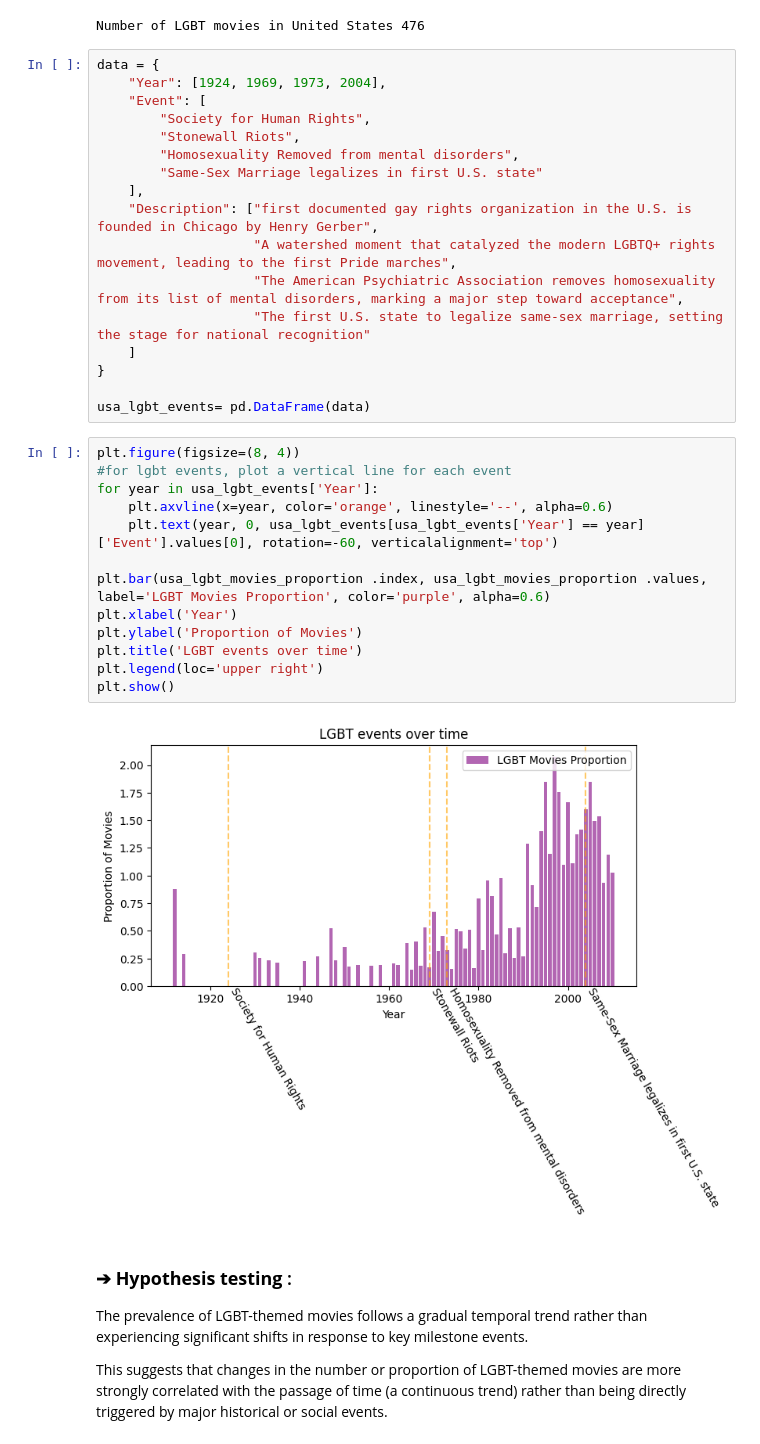
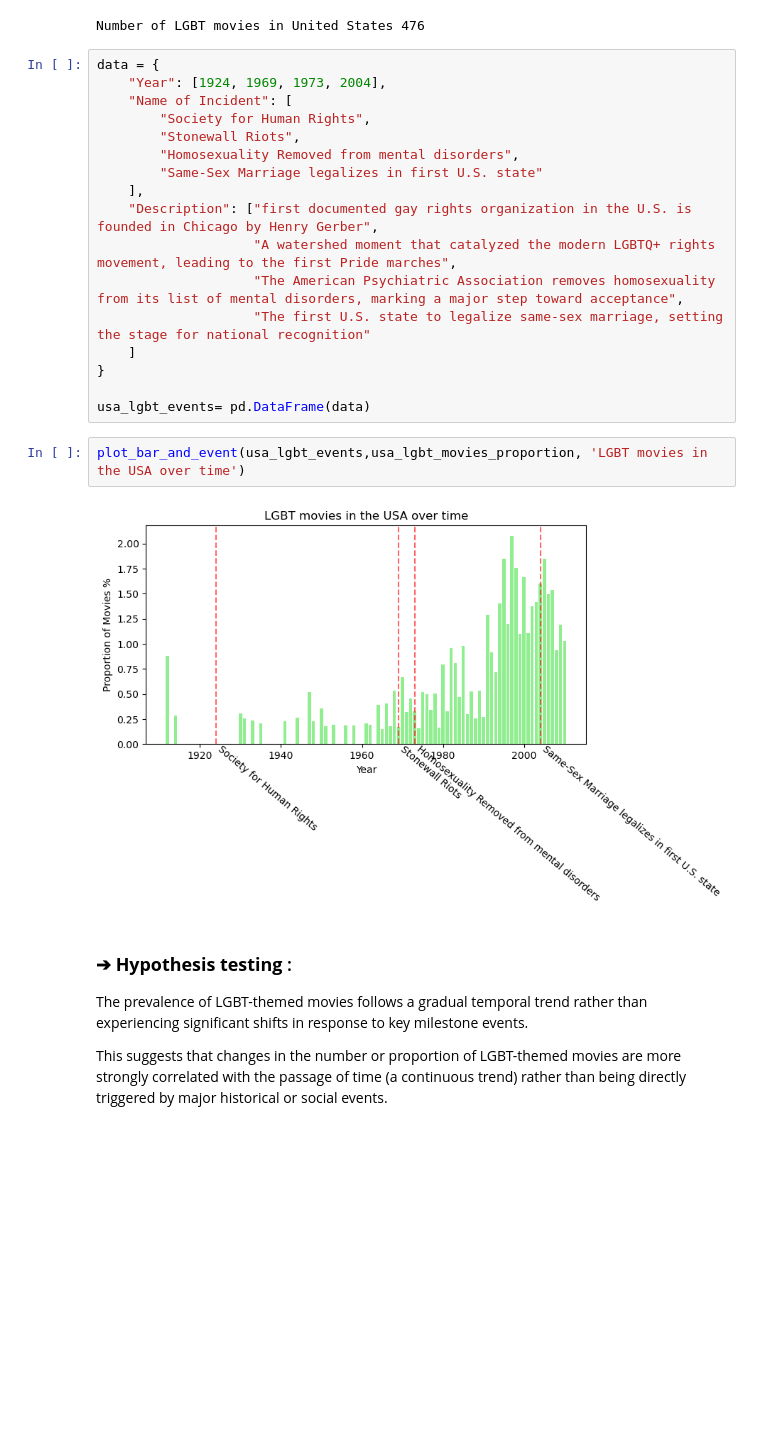
Before and after one commit to epfl-ada/ada-2024-project-nostringsadached, a Jupyter notebook: new_results2.ipynb, the cells around one changed output. Drawn from its saved outputs; the diff is of its cells as text; blank space fills up the shorter version.

```diff
--- a/new_results2.ipynb
+++ b/new_results2.ipynb
@@ -779,7 +727,7 @@ Number of LGBT movies in United States 476
 # %%
 data = {
     "Year": [1924, 1969, 1973, 2004],
-    "Event": [
+    "Name of Incident": [
         "Society for Human Rights",
         "Stonewall Riots",
         "Homosexuality Removed from mental disorders",
@@ -793,21 +741,10 @@ data = {
 }
 
 usa_lgbt_events= pd.DataFrame(data)
-# %%
-plt.figure(figsize=(8, 4))
-#for lgbt events, plot a vertical line for each event
-for year in usa_lgbt_events['Year']:
-    plt.axvline(x=year, color='orange', linestyle='--', alpha=0.6)
-    plt.text(year, 0, usa_lgbt_events[usa_lgbt_events['Year'] == year]['Event'].values[0], rotation=-60, verticalalignment='top')
-
-plt.bar(usa_lgbt_movies_proportion .index, usa_lgbt_movies_proportion .values, label='LGBT Movies Proportion', color='purple', alpha=0.6)
-plt.xlabel('Year')
-plt.ylabel('Proportion of Movies')
-plt.title('LGBT events over time')
-plt.legend(loc='upper right')
-plt.show()
-# %% [output]
-[figure, removed]
+# %%
+plot_bar_and_event(usa_lgbt_events,usa_lgbt_movies_proportion, 'LGBT movies in the USA over time')
+# %% [output]
+[figure, added]
 # %% [markdown]
 ### ➔ **Hypothesis testing** :
 The prevalence of LGBT-themed movies follows a gradual temporal trend rather than experiencing significant shifts in response to key milestone events.
```
Also changed, not shown: parts of 20 cells of this notebook, 1 other file.
